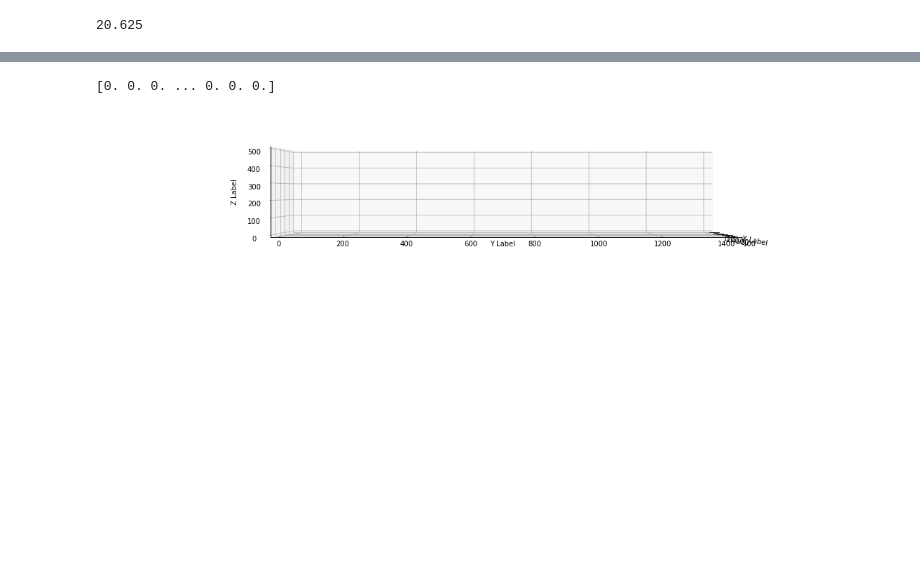
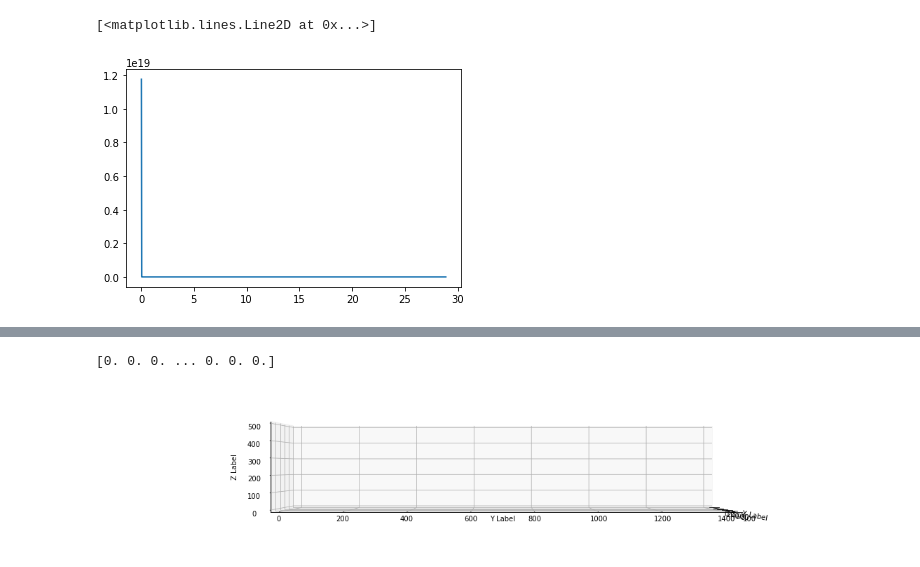
Before and after one commit to nkrishnan94/biofilm-ibm, a Jupyter notebook: sim_vis.ipynb, the cells around one changed output, grey strips where cells are left out. Saved outputs shown, nothing was run; the diff lists cells and outputs as text; code cells hidden in the pictures; blank space fills up the shorter version.

```diff
--- a/sim_vis.ipynb
+++ b/sim_vis.ipynb
@@ -26,3 +21,7 @@ Eprime = lambda r0,r,a, D, r1: -2*a*D* np.exp(a * (r0-r) ) * (np.exp(a * (r0-r)
+# %%
+E = lambda r0,r,a, D, r1: D* ( np.exp(-2*a*(r-r0)) -2 *np.exp(-a*(r-r0)))
+
+Equartic = lambda K, B1, B2, Rc, U0,r: K*((r-Rc)**2) *(r-Rc-B2)+U0+4*((1/r)**12 -(1/r)**6)+1
 # %%
 (4.125*2.5*2)+np.log(2)/a
 # %% [output]
@@ -39,4 +37,0 @@ E(r0,r,a,D,r1);
-# %%
-r0
-# %% [output]
-20.625
@@ -43 +45,6 @@ r0
+# %%
+plt.plot(r,Equartic(K,B1,B2,Rc,U0,r))
+# %% [output]
+[<matplotlib.lines.Line2D at 0x...>]
+[figure, added]
 # %%
```
Also changed, not shown: parts of 12 cells of this notebook, 8 other files.
